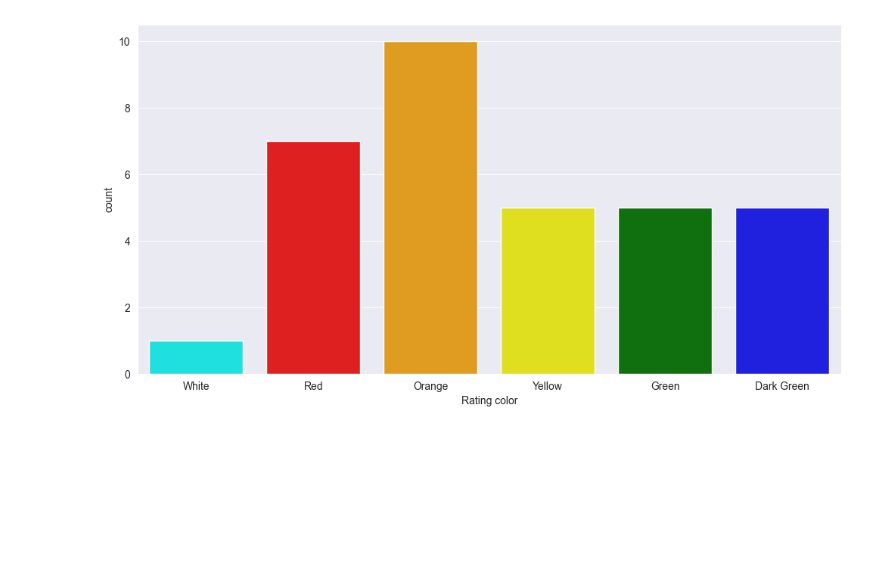
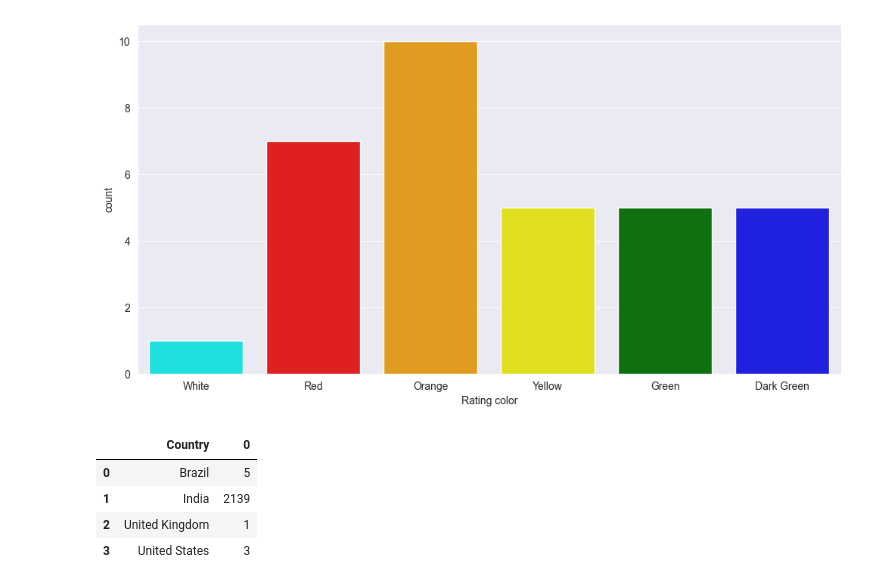
Before and after one commit to Shrutik-0101/Machine-Learning-Portfolio, a Jupyter notebook: Zomato.ipynb, the cells around one changed output. Saved outputs shown, nothing was run; the diff lists cells and outputs as text; code cells hidden in the pictures; blank space fills up the shorter version.

```diff
--- a/Zomato.ipynb
+++ b/Zomato.ipynb
@@ -229,3 +229,11 @@ sns.countplot(x='Rating color', data=ratings, hue= "Rating color", palette=['cya
 # %% [output]
 <Axes: xlabel='Rating color', ylabel='count'>
 [figure]
+# %%
+final_df[final_df['Rating color'] == 'White'].groupby('Country').size().reset_index()
+# %% [output]
+|  | Country | 0 |
+| 0 | Brazil | 5 |
+| 1 | India | 2139 |
+| 2 | United Kingdom | 1 |
+| 3 | United States | 3 |
```
Also changed, not shown: parts of 5 cells of this notebook.
